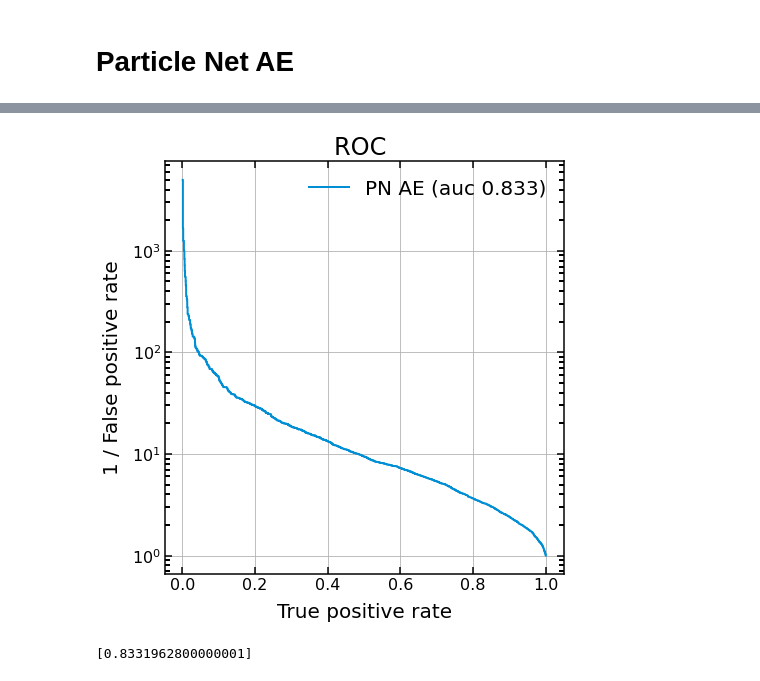
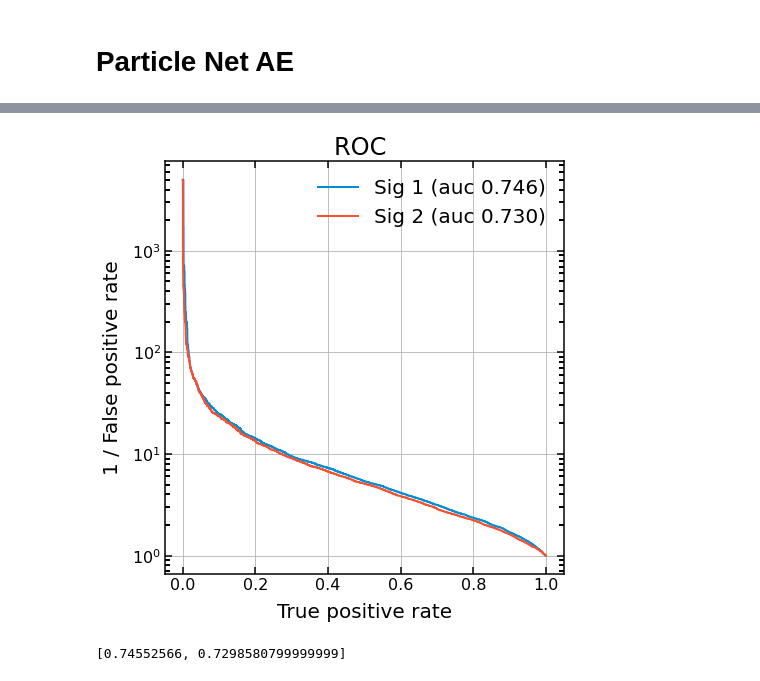
Before and after one commit to nadya-chernyavskaya/ADgvae, a Jupyter notebook: notebooks/PN_AE.ipynb, the cells around one changed output, grey strips where cells are left out. Drawn from its saved outputs; the diff is of its cells as text; code cells hidden in the pictures.

```diff
--- a/notebooks/PN_AE.ipynb
+++ b/notebooks/PN_AE.ipynb
@@ -97,21 +100,20 @@ class _DotDict:
 setting = _DotDict()
  # conv_params: list of tuple in the format (K, (C1, C2, C3))
 setting.conv_params = [
-        (20, (32, 32, 32)),
-        (20, (64, 64, 64)),
-#        (7, (64, 64, 64)),
+        (7, (8, 12, 18)),
+        (20, (25, 40, 64)),
 #        (7, (32, 32, 32)),
 #        (7, (64, 64, 64)),
         ]
-setting.conv_params_decoder = [8,6] #[32,16,8, 5]
+setting.conv_params_decoder = [32,16,8, 5]
 # conv_pooling: 'average' or 'max'
 setting.conv_pooling = 'average'
 setting.conv_linking = 'concat' #concat or sum
 setting.num_points = nodes_n #num of original consituents
 setting.num_features = feat_sz #num of original features
 setting.input_shapes = {'points': [nodes_n,feat_sz-1],'features':[nodes_n,feat_sz]}
-setting.latent_dim = 30
-setting.ae_type = 'vae'  #ae or vae
+setting.latent_dim = 3
+setting.ae_type = 'ae'  #ae or vae
 setting.beta_kl = 10
 setting.kl_warmup_time = 3
 setting.activation = klayers.LeakyReLU(alpha=0.3)
@@ -154,6 +156,6 @@ history = model.fit((particles_bg[:50000,:,0:2], particles_bg[:50000,:,:]) ,  pa
                     epochs=5,
                     batch_size=128,
                     verbose=1,
-                    callbacks=[es,ls])  #,kl_beta_callback
+                    callbacks=[es,ls,kl_beta_callback])
 # %% [output]
 Epoch 1/5
@@ -182,9 +186,12 @@ Epoch 5/5
 
 _,Y_bg_predict = model.predict([particles_bg_test[:,:,0:2],particles_bg_test])
 _,Y_sig_predict = model.predict([particles_sig[:,:,0:2],particles_sig])
+_,Y_sig_predict_2 = model.predict([particles_sig_2[:,:,0:2],particles_sig_2])
 # %%
 loss_bg = losses.threeD_loss_manual(particles_bg_test,Y_bg_predict)
 loss_sig = losses.threeD_loss_manual(particles_sig,Y_sig_predict)
+loss_sig_2 = losses.threeD_loss_manual(particles_sig_2,Y_sig_predict_2)
+
 #loss_bg = losses.mse_loss_manual(particles_bg_test,Y_bg_predict)
 #loss_sig = losses.mse_loss_manual(particles_sig,Y_sig_predict)
 
@@ -198,7 +205,9 @@ bins = 30
 plt.figure()
 plt.hist(loss_bg, bins=bins, label='BG', density=True, range=(min_score, max_score),
          histtype='step', fill=False, linewidth=1.5)
-plt.hist(loss_sig, bins=bins, label='SIG', density=True, range=(min_score, max_score),
+plt.hist(loss_sig, bins=bins, label='SIG ', density=True, range=(min_score, max_score),
+         histtype='step', linestyle='--',fill=False, linewidth=1.5)
+plt.hist(loss_sig_2, bins=bins, label='SIG 2', density=True, range=(min_score, max_score),
          histtype='step', linestyle='--',fill=False, linewidth=1.5)
 #plt.semilogy()
 plt.xlabel("VAE Chamfer Loss")
@@ -237,12 +248,12 @@ for i in range(0,len(feats)):
 # %%
-neg_class_losses = [loss_bg.tolist()]
-pos_class_losses = [loss_sig.tolist()]
+neg_class_losses = [loss_bg.tolist(),loss_bg.tolist()]
+pos_class_losses = [loss_sig.tolist(),loss_sig_2.tolist()]
 
 plt.style.use('/eos/user/n/nchernya/MLHEP/AnomalyDetection/ADgvae/utils/adfigstyle.mplstyle')
-ar.plot_roc( neg_class_losses, pos_class_losses, legend=['PN AE'], title='ROC ',
+ar.plot_roc( neg_class_losses, pos_class_losses, legend=['Sig 1','Sig 2'], title='ROC ',
             plot_name='ROC_pnae_test', fig_dir='/eos/user/n/nchernya/MLHEP/AnomalyDetection/ADgvae/figs/',log_x=False )
 # %% [output]
-[figure, old version]
+[figure, new version]
-[0.8331962800000001]
+[0.74552566, 0.7298580799999999]
 # %%
 #dataset= tf.data.Dataset.from_tensor_slices((particles_bg[:,:,0:2], particles_bg))
```
Also changed, not shown: parts of 8 cells of this notebook, 2 other files.
